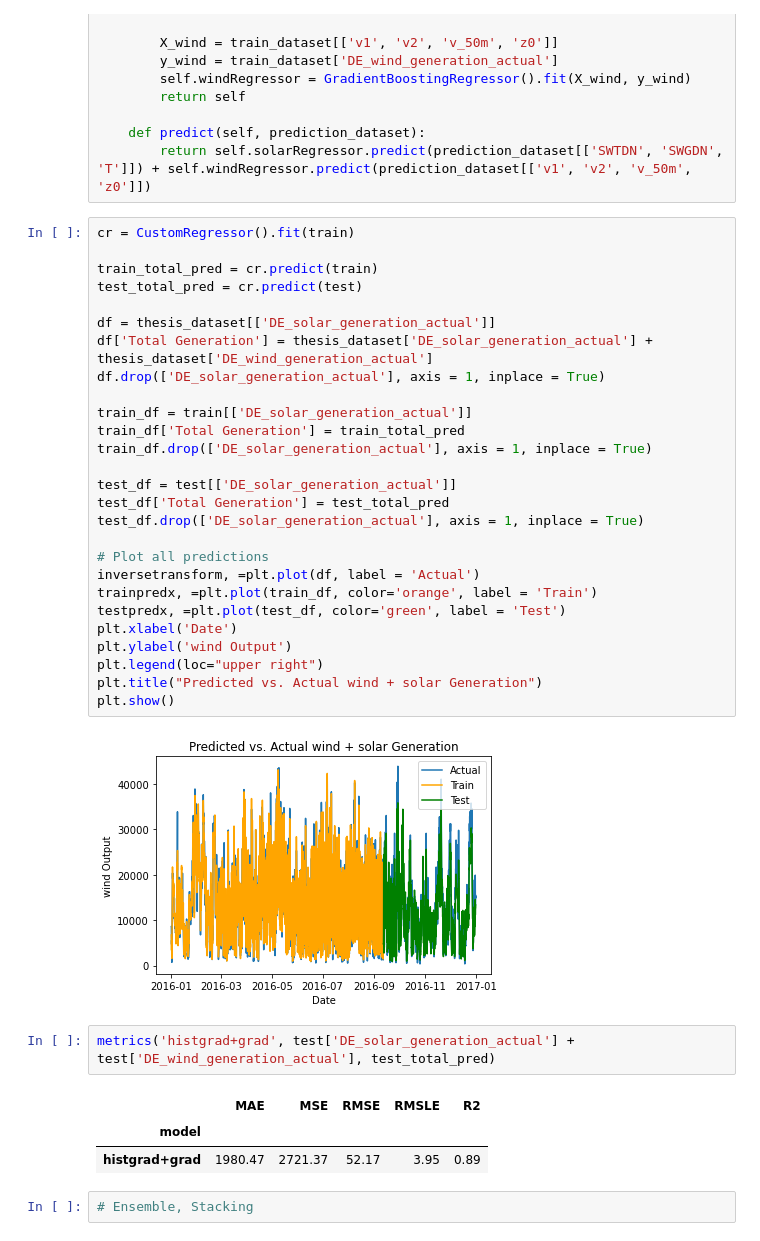
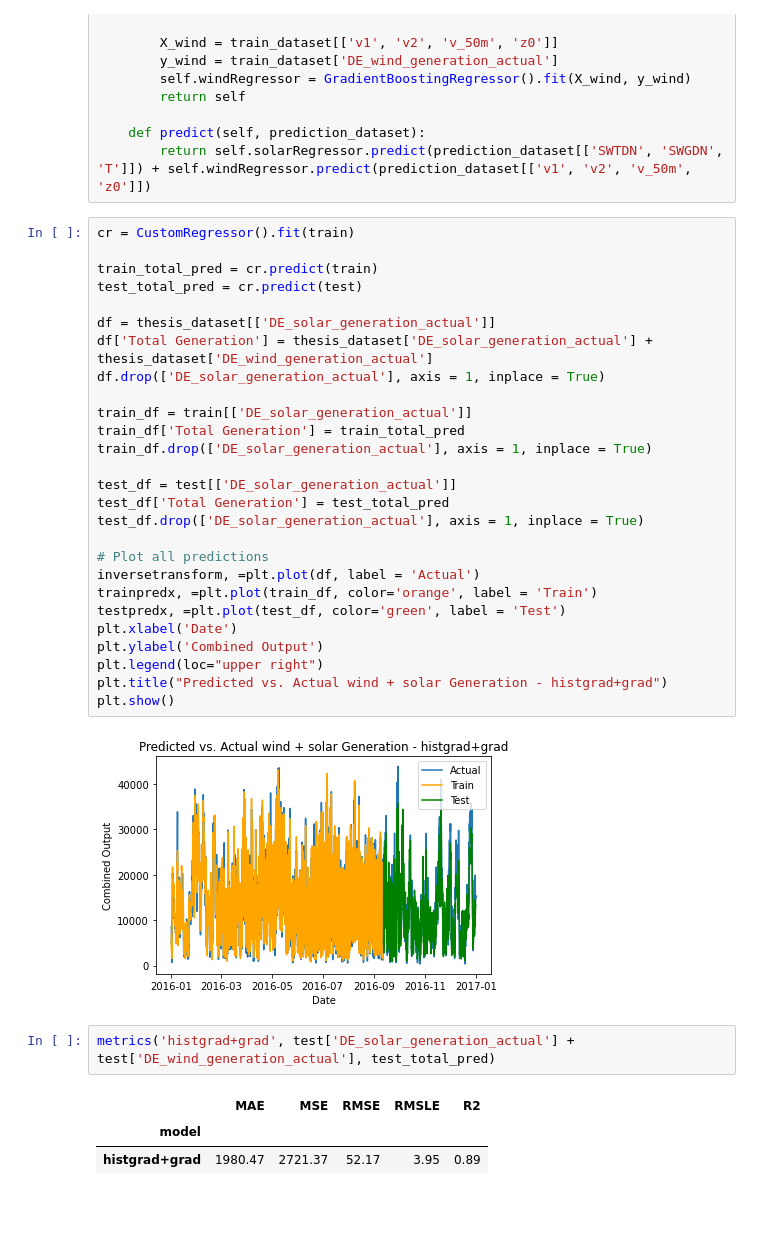
Before and after one commit to DheerajKN/Renewable-Energy-Prediction, a Jupyter notebook: 2. ML - LazyPredict.ipynb, the cells around one changed output. Drawn from its saved outputs; the diff is of its cells as text; blank space fills up the shorter version.

```diff
--- a/2. ML - LazyPredict.ipynb
+++ b/2. ML - LazyPredict.ipynb
@@ -261,37 +261,35 @@ class CustomRegressor:
 # %%
 cr = CustomRegressor().fit(train)
 
 train_total_pred = cr.predict(train)
 test_total_pred = cr.predict(test)
 
 df = thesis_dataset[['DE_solar_generation_actual']]
 df['Total Generation'] = thesis_dataset['DE_solar_generation_actual'] + thesis_dataset['DE_wind_generation_actual']
 df.drop(['DE_solar_generation_actual'], axis = 1, inplace = True)
 
 train_df = train[['DE_solar_generation_actual']]
 train_df['Total Generation'] = train_total_pred
 train_df.drop(['DE_solar_generation_actual'], axis = 1, inplace = True)
 
 test_df = test[['DE_solar_generation_actual']]
 test_df['Total Generation'] = test_total_pred
 test_df.drop(['DE_solar_generation_actual'], axis = 1, inplace = True)
 
 # Plot all predictions
 inversetransform, =plt.plot(df, label = 'Actual')
 trainpredx, =plt.plot(train_df, color='orange', label = 'Train')
 testpredx, =plt.plot(test_df, color='green', label = 'Test')
 plt.xlabel('Date')
-plt.ylabel('wind Output')
+plt.ylabel('Combined Output')
 plt.legend(loc="upper right")
-plt.title("Predicted vs. Actual wind + solar Generation")
+plt.title("Predicted vs. Actual wind + solar Generation - histgrad+grad")
 plt.show()
 # %% [output]
-[figure, old version]
+[figure, new version]
 # %%
 metrics('histgrad+grad', test['DE_solar_generation_actual'] + test['DE_wind_generation_actual'], test_total_pred)
 # %% [output]
 |  | MAE | MSE | RMSE | RMSLE | R2 |
 | model |  |  |  |  |  |
 | histgrad+grad | 1980.47 | 2721.37 | 52.17 | 3.95 | 0.89 |
-# %%
-# Ensemble, Stacking
```
Also changed, not shown: parts of 6 cells of this notebook, 4 other files.
